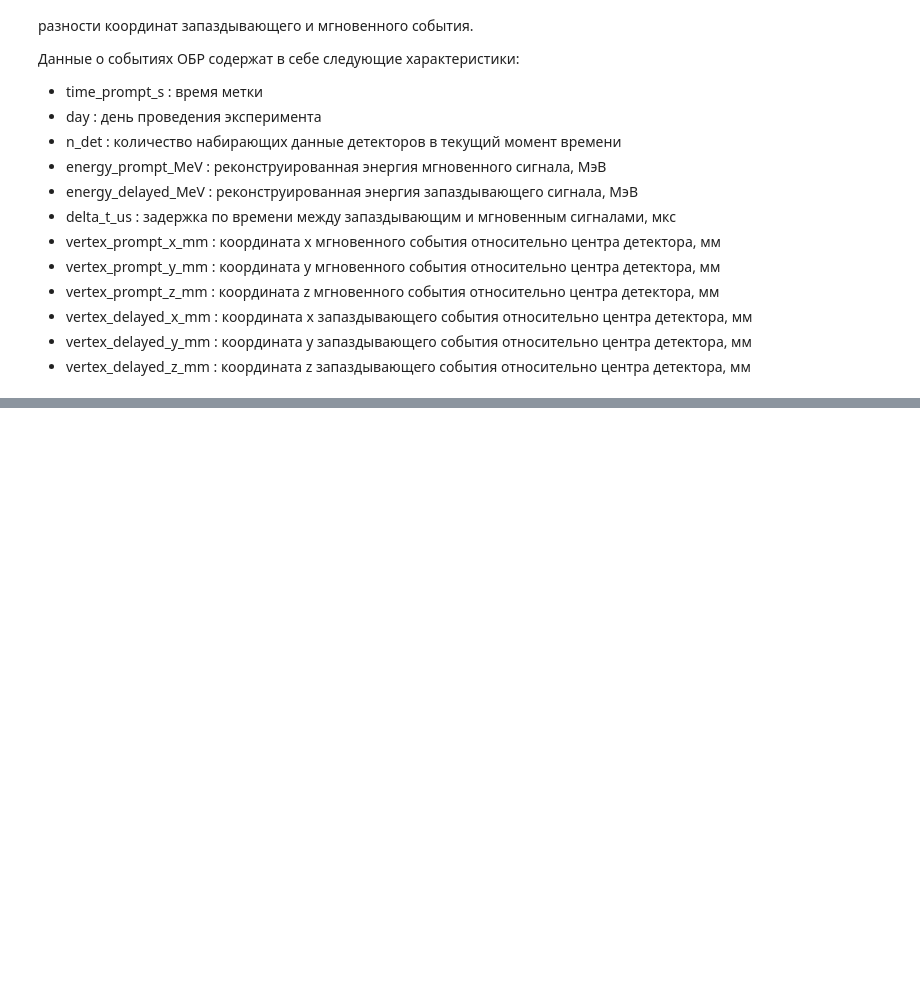
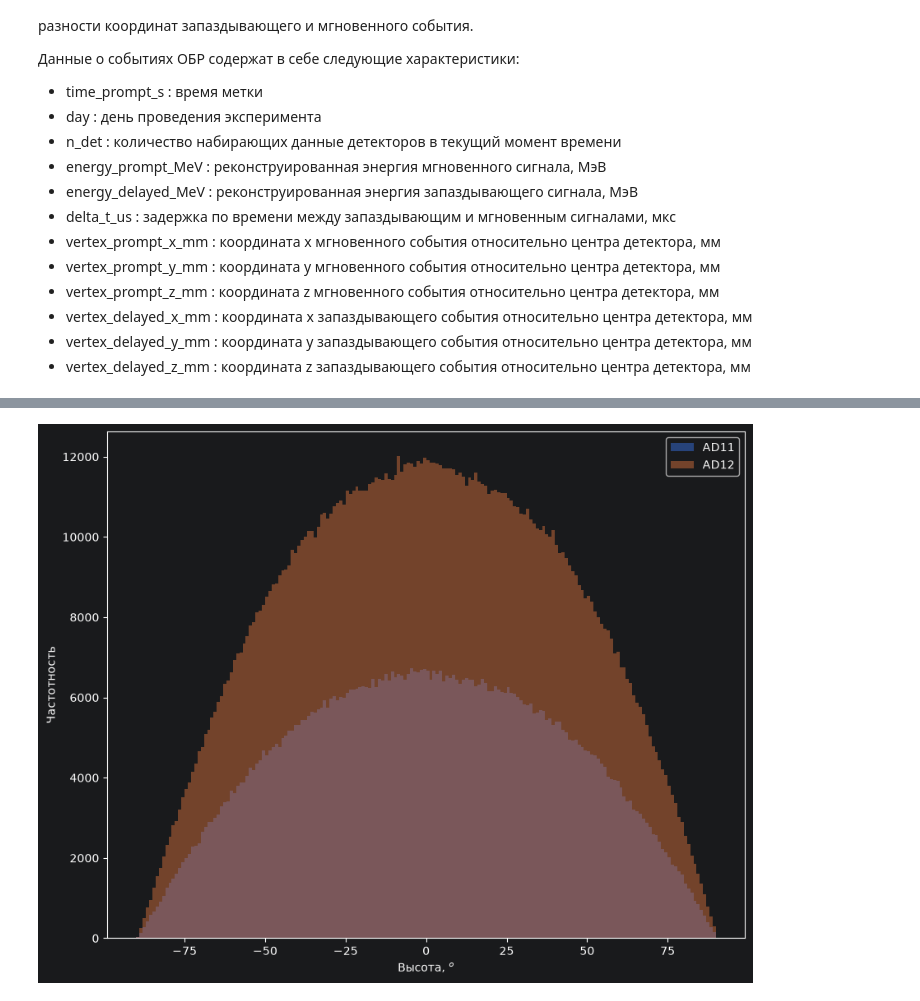
Before and after one commit to Dmitriy-Arhipov/lpr_python_1sem, a Jupyter notebook: DayaBay.ipynb, the cells around one changed output, grey strips where cells are left out. Saved outputs shown, nothing was run; the diff lists cells and outputs as text; code cells hidden in the pictures; blank space fills up the shorter version.

```diff
--- a/DayaBay.ipynb
+++ b/DayaBay.ipynb
@@ -43,0 +80,6 @@ ang = angles(df)
+# %%
+df = pd.DataFrame({'AD11':a11['h'], 'AD12':a12['h']})
+plt = df.plot.hist(alpha=0.5, bins=180, subplots=False,
+layout=(3, 1), figsize=(10, 8),xlabel=r'Высота, $^o$', ylabel='Частотность')
+# %% [output]
+[figure, added]
```
Also changed, not shown: parts of 14 cells of this notebook, 1 other file.
